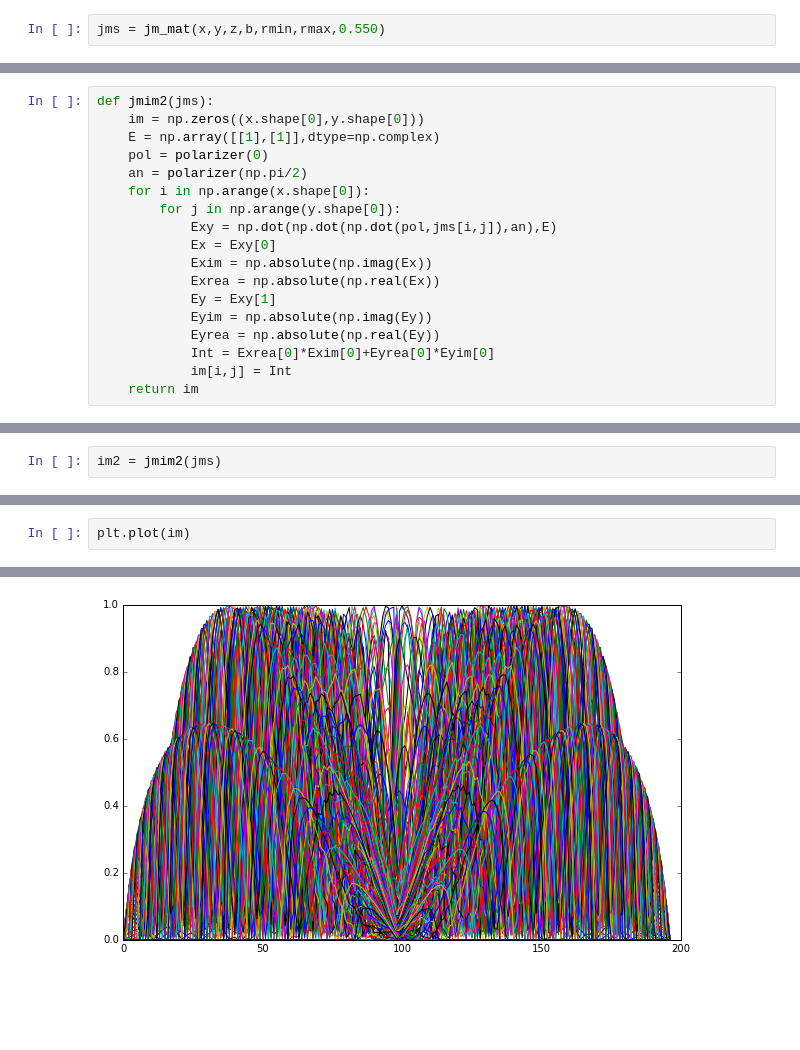
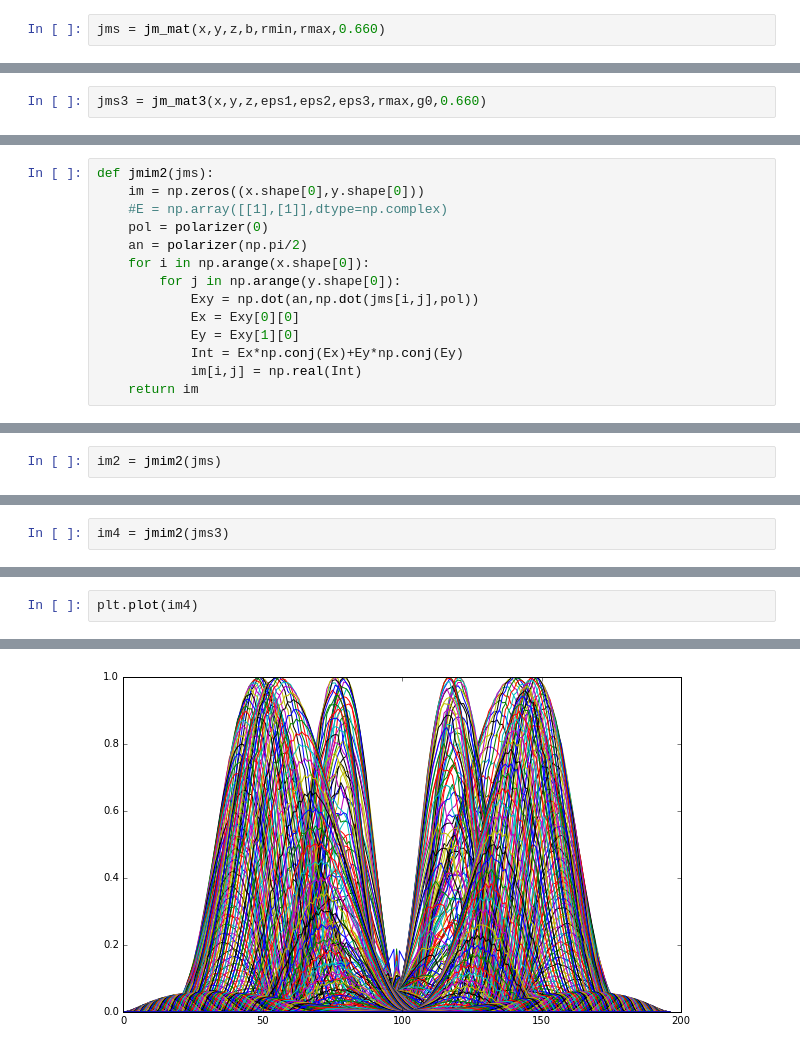
Before and after one commit to AlexisdlC/droptwist, a Jupyter notebook: radial_drop_jm.ipynb, the cells around one changed output, grey strips where cells are left out. Saved outputs shown, nothing was run; the diff lists cells and outputs as text; blank space fills up the shorter version.

```diff
--- a/radial_drop_jm.ipynb
+++ b/radial_drop_jm.ipynb
@@ -277,2 +298,2 @@ def jm_mat3(x,y,z,b,rmin,rmax,wleng):
 # %%
-jms = jm_mat(x,y,z,b,rmin,rmax,0.550)
+jms = jm_mat(x,y,z,b,rmin,rmax,0.660)
@@ -279,3 +302,5 @@ jms = jm_mat(x,y,z,b,rmin,rmax,0.550)
+# %%
+jms3 = jm_mat3(x,y,z,eps1,eps2,eps3,rmax,g0,0.660)
 # %%
 def jmim(jms):
     im = np.zeros((x.shape[0],y.shape[0]))
@@ -287,20 +312,16 @@ def jmim(jms):
 # %%
 def jmim2(jms):
     im = np.zeros((x.shape[0],y.shape[0]))
-    E = np.array([[1],[1]],dtype=np.complex)
+    #E = np.array([[1],[1]],dtype=np.complex)
     pol = polarizer(0)
     an = polarizer(np.pi/2)
     for i in np.arange(x.shape[0]):
         for j in np.arange(y.shape[0]):
-            Exy = np.dot(np.dot(np.dot(pol,jms[i,j]),an),E)
-            Ex = Exy[0]
-            Exim = np.absolute(np.imag(Ex))
-            Exrea = np.absolute(np.real(Ex))
-            Ey = Exy[1]
-            Eyim = np.absolute(np.imag(Ey))
-            Eyrea = np.absolute(np.real(Ey))
-            Int = Exrea[0]*Exim[0]+Eyrea[0]*Eyim[0]
-            im[i,j] = Int
+            Exy = np.dot(an,np.dot(jms[i,j],pol))
+            Ex = Exy[0][0]
+            Ey = Exy[1][0]
+            Int = Ex*np.conj(Ex)+Ey*np.conj(Ey)
+            im[i,j] = np.real(Int)
     return im
 # %%
 im = np.zeros((x.shape[0],y.shape[0]))
@@ -329,0 +363,2 @@ im3 = jmim(jms2)
+# %%
+im4 = jmim2(jms3)
@@ -351,24 +388,24 @@ plt.plot(im2)
 # %%
-plt.plot(im)
+plt.plot(im4)
 # %% [output]
 [<matplotlib.lines.Line2D at 0x...>,
  <matplotlib.lines.Line2D at 0x...>,
  <matplotlib.lines.Line2D at 0x...>,
  <matplotlib.lines.Line2D at 0x...>,
  <matplotlib.lines.Line2D at 0x...>,
  <matplotlib.lines.Line2D at 0x...>,
  <matplotlib.lines.Line2D at 0x...>,
  <matplotlib.lines.Line2D at 0x...>,
  <matplotlib.lines.Line2D at 0x...>,
  <matplotlib.lines.Line2D at 0x...>,
  <matplotlib.lines.Line2D at 0x...>,
  <matplotlib.lines.Line2D at 0x...>,
 ... (181 lines left out)
  <matplotlib.lines.Line2D at 0x...>,
  <matplotlib.lines.Line2D at 0x...>,
  <matplotlib.lines.Line2D at 0x...>,
  <matplotlib.lines.Line2D at 0x...>]
-[figure, old version]
+[figure, new version]
 # %%
 plt.pcolor(x,y,im2,cmap=plt.cm.gray)
 plt.axis('equal')
```
Also changed, not shown: parts of 26 cells of this notebook.
